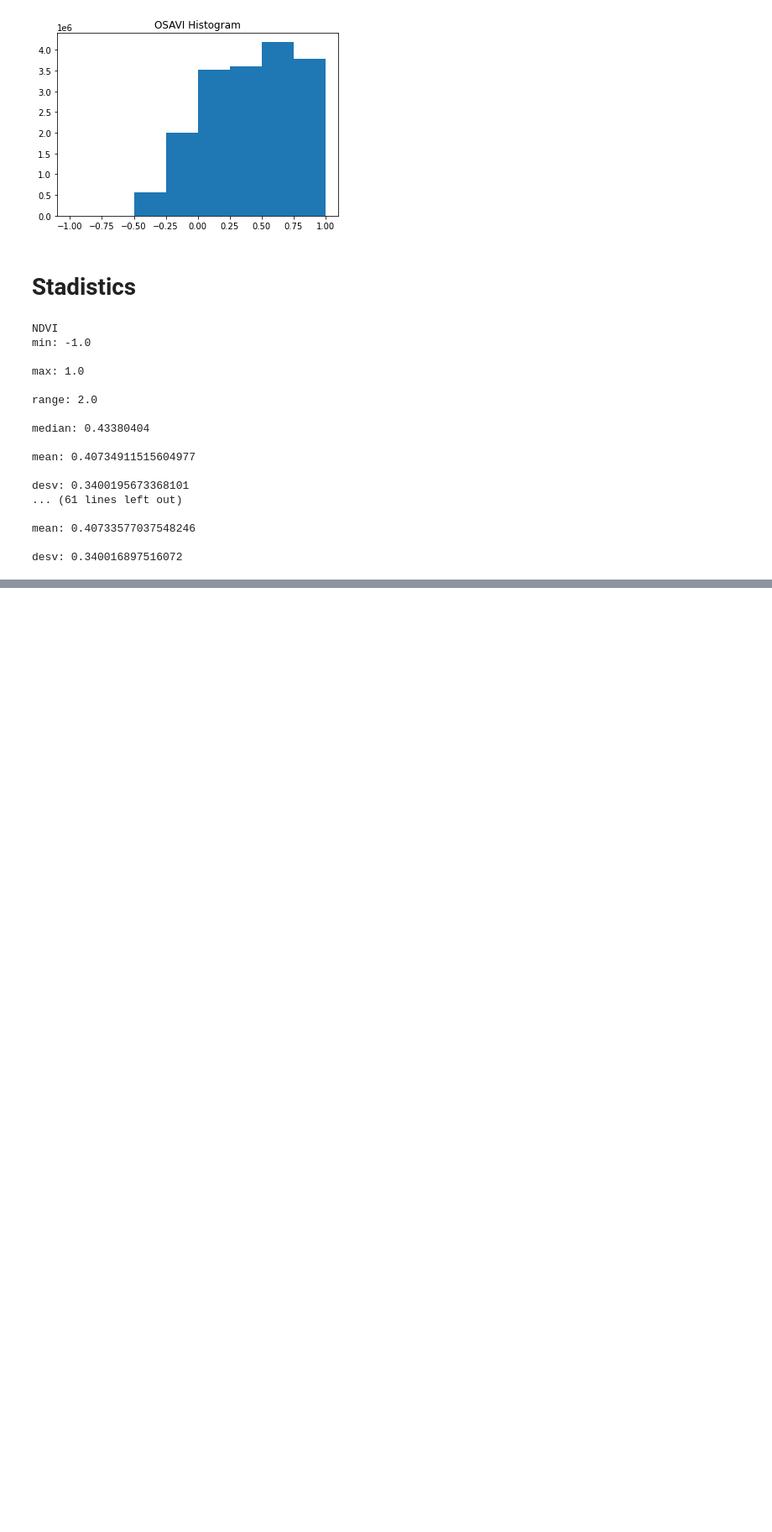
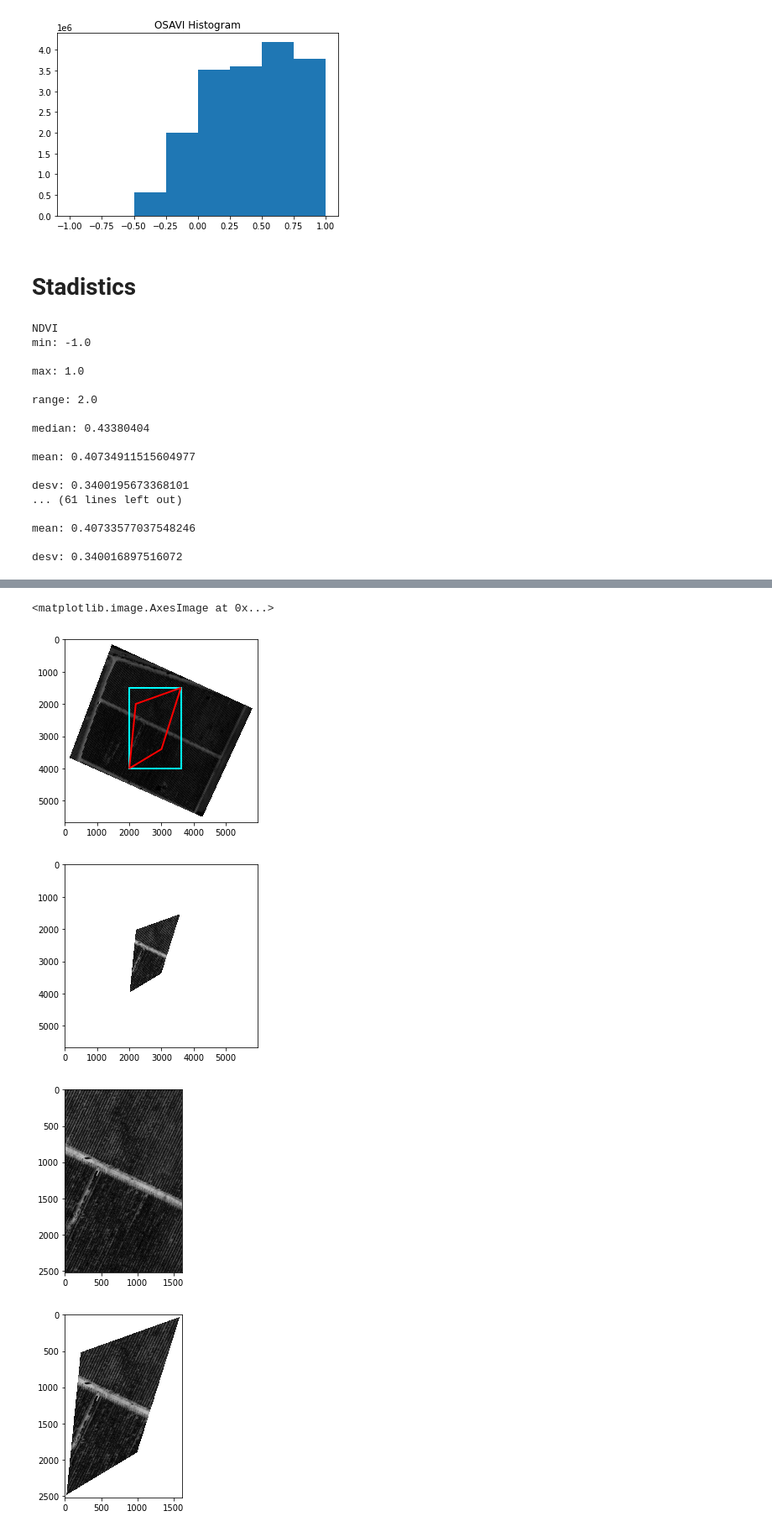
Before and after one commit to RentadroneCL/AI-Agro, a Jupyter notebook: Prueba.ipynb, the cells around one changed output, grey strips where cells are left out. Shown at 84% size. Drawn from its saved outputs; the diff is of its cells as text; code cells hidden in the pictures; blank space fills up the shorter version.

Commit message:
Segmentation Image

```diff
--- a/Prueba.ipynb
+++ b/Prueba.ipynb
@@ -183,0 +187,80 @@ desv: 0.340016897516072
+# %%
+import matplotlib.patches as patches
+import georasters as gr
+
+epsilon = 10
+Red=im_multi.im_red
+List_P = [(2200,2000), (2000, 4000), (3000, 3400), (3600, 1500)]
+
+(xmin, xsize, x, ymax, y, ysize) = Red.geot
+x_rect = min([f[0] for f in List_P]) - epsilon
+y_rect = min([f[1] for f in List_P]) - epsilon
+h_rect = max([f[1] for f in List_P]) - min([f[1] for f in List_P]) + 2 * epsilon
+w_rect = max([f[0] for f in List_P]) - min([f[0] for f in List_P]) + 2 * epsilon
+
+poly = path.Path(List_P)
+xv,yv = np.meshgrid(range(Red.raster.shape[1]), range(Red.raster.shape[0]))
+flags = ~poly.contains_points(np.hstack((xv.flatten()[:,np.newaxis], yv.flatten()[:,np.newaxis])))
+Seg_tot = Red.raster.copy()
+Seg_tot[flags.reshape(Red.raster.shape)] = np.nan
+
+plt.figure()
+plt.imshow(Red.raster, cmap = 'gray')
+
+
+
+ax = plt.gca()
+
+rect = patches.Rectangle((x_rect, y_rect),
+                 w_rect,
+                 h_rect,
+                 linewidth=2,
+                 edgecolor='cyan',
+                 fill = False)
+
+ax.add_patch(rect)
+poly = patches.Polygon(List_P,
+                 linewidth=2,
+                 edgecolor='red',
+                 fill = False)
+
+
+ax.add_patch(poly)
+
+
+plt.figure()
+plt.imshow(Seg_tot, cmap = 'gray')
+
+
+### Re parametrice
+
+new_Red = gr.GeoRaster(Red.raster[y_rect: y_rect + h_rect, x_rect : x_rect + w_rect],
+                     (xmin + xsize * w_rect, xsize, x, ymax + ysize * h_rect, y, ysize),
+                     nodata_value=Red.nodata_value,
+                     projection=Red.projection,
+                     datatype=Red.datatype)
+
+List_P = [(x - x_rect, y - y_rect) for x,y in List_P]
+poly = path.Path(List_P)
+xv,yv = np.meshgrid(range(w_rect), range(h_rect))
+flags = ~poly.contains_points(np.hstack((xv.flatten()[:,np.newaxis], yv.flatten()[:,np.newaxis])))
+
+
+
+
+Seg_crop = new_Red.raster.copy()
+Seg_crop[flags.reshape(new_Red.raster.shape)] = np.nan
+
+plt.figure()
+plt.imshow(new_Red.raster, cmap = 'gray')
+
+
+
+plt.figure()
+plt.imshow(Seg_crop, cmap = 'gray')
+# %% [output]
+<matplotlib.image.AxesImage at 0x...>
+[figure, added]
+[figure, added]
+[figure, added]
+[figure, added]
```
Also changed, not shown: parts of 6 cells of this notebook, 1 other file.
